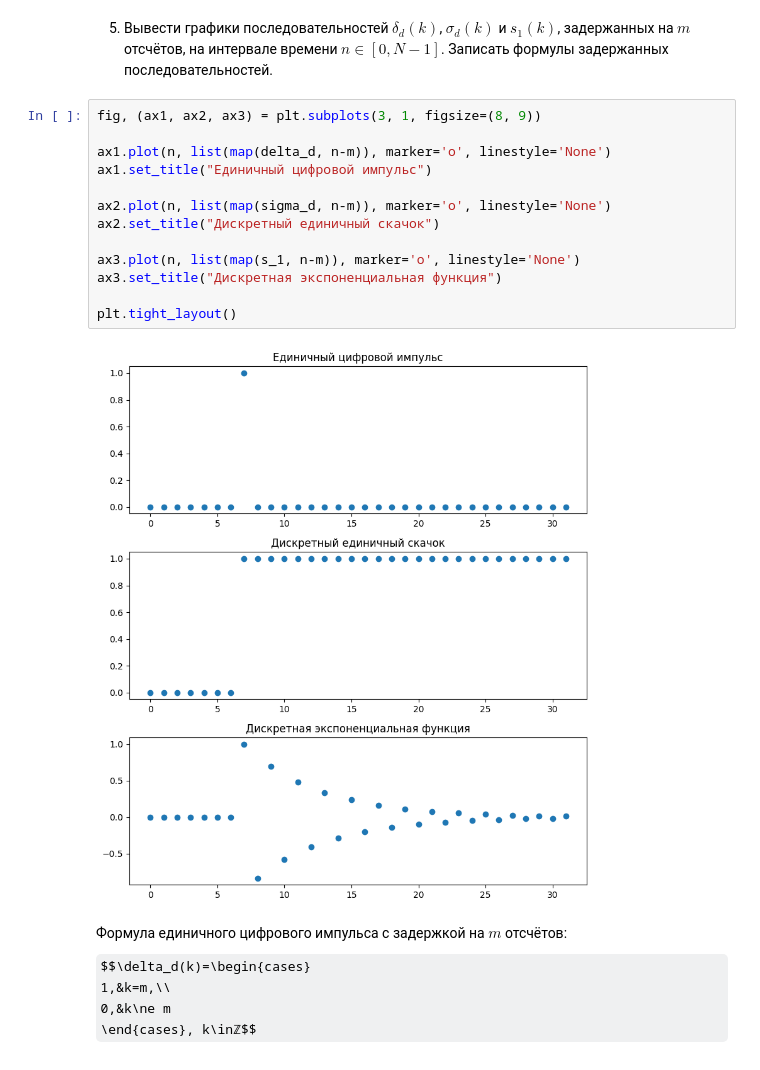
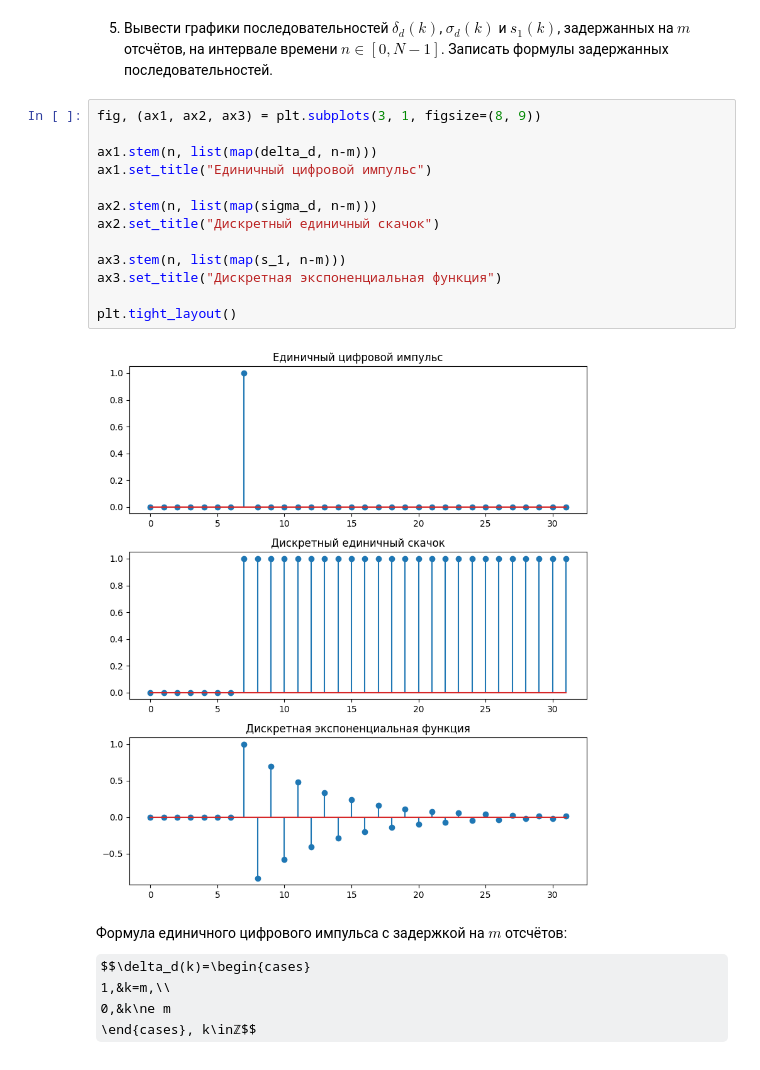
Before and after one commit to the-mvi/dsp-2025, a Jupyter notebook: 2381_Ivashinnikov_LD_Dvikov_DV/lab1.ipynb, the cells around one changed output. Drawn from its saved outputs; the diff is of its cells as text; some formulas as TeX source.

```diff
--- a/2381_Ivashinnikov_LD_Dvikov_DV/lab1.ipynb
+++ b/2381_Ivashinnikov_LD_Dvikov_DV/lab1.ipynb
@@ -167,18 +167,18 @@ print(f'{C} * (cos({w0}*k) + j*sin({w0}*k))')
 # %%
 fig, (ax1, ax2, ax3) = plt.subplots(3, 1, figsize=(8, 9))
 
-ax1.plot(n, list(map(delta_d, n-m)), marker='o', linestyle='None')
+ax1.stem(n, list(map(delta_d, n-m)))
 ax1.set_title("Единичный цифровой импульс")
 
-ax2.plot(n, list(map(sigma_d, n-m)), marker='o', linestyle='None')
+ax2.stem(n, list(map(sigma_d, n-m)))
 ax2.set_title("Дискретный единичный скачок")
 
-ax3.plot(n, list(map(s_1, n-m)), marker='o', linestyle='None')
+ax3.stem(n, list(map(s_1, n-m)))
 ax3.set_title("Дискретная экспоненциальная функция")
 
 plt.tight_layout()
 # %% [output]
-[figure, old version]
+[figure, new version]
 # %% [markdown]
 Формула единичного цифрового импульса с задержкой на $m$ отсчётов:
 $$\delta_d(k)=\begin{cases}
```
Also changed, not shown: parts of 4 cells of this notebook.
